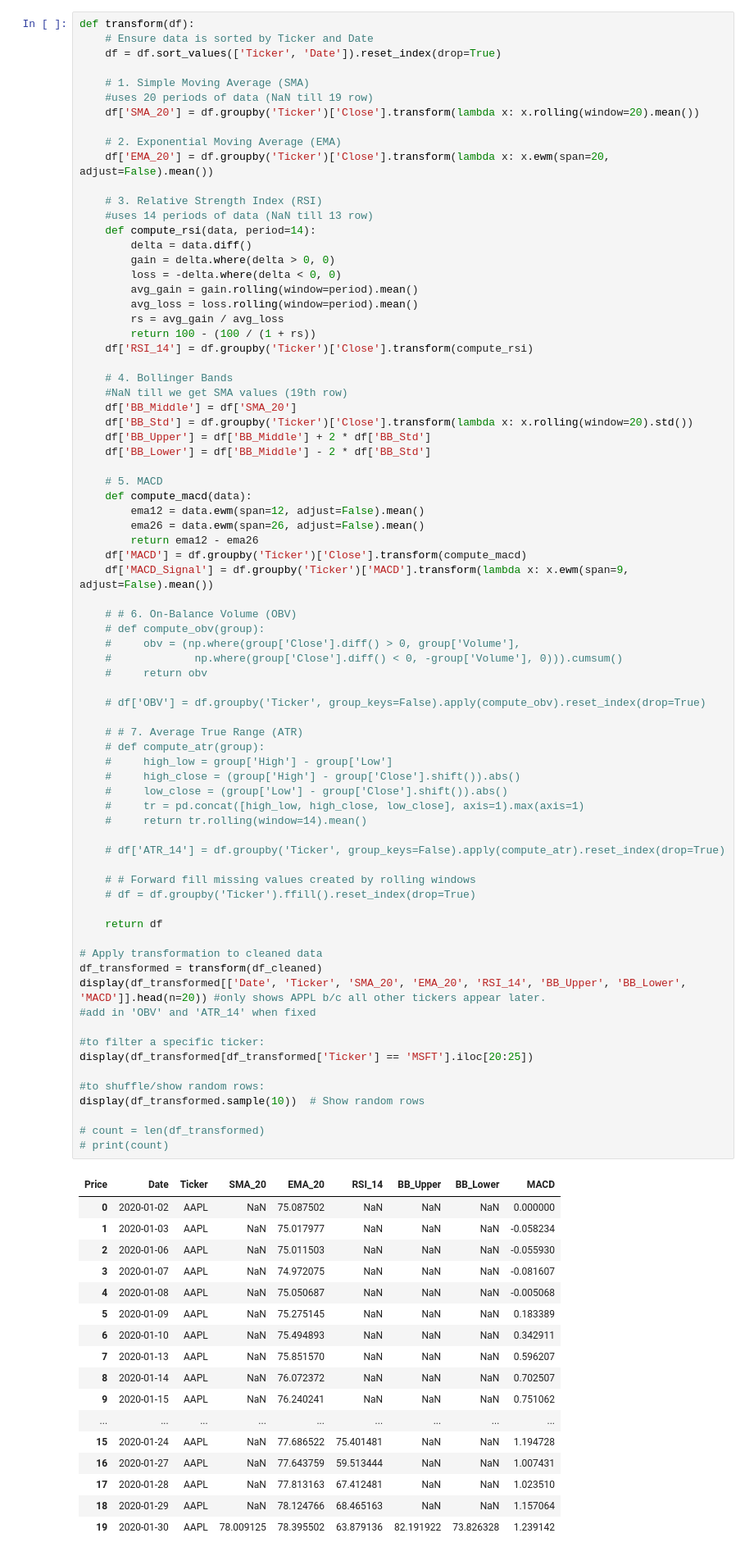
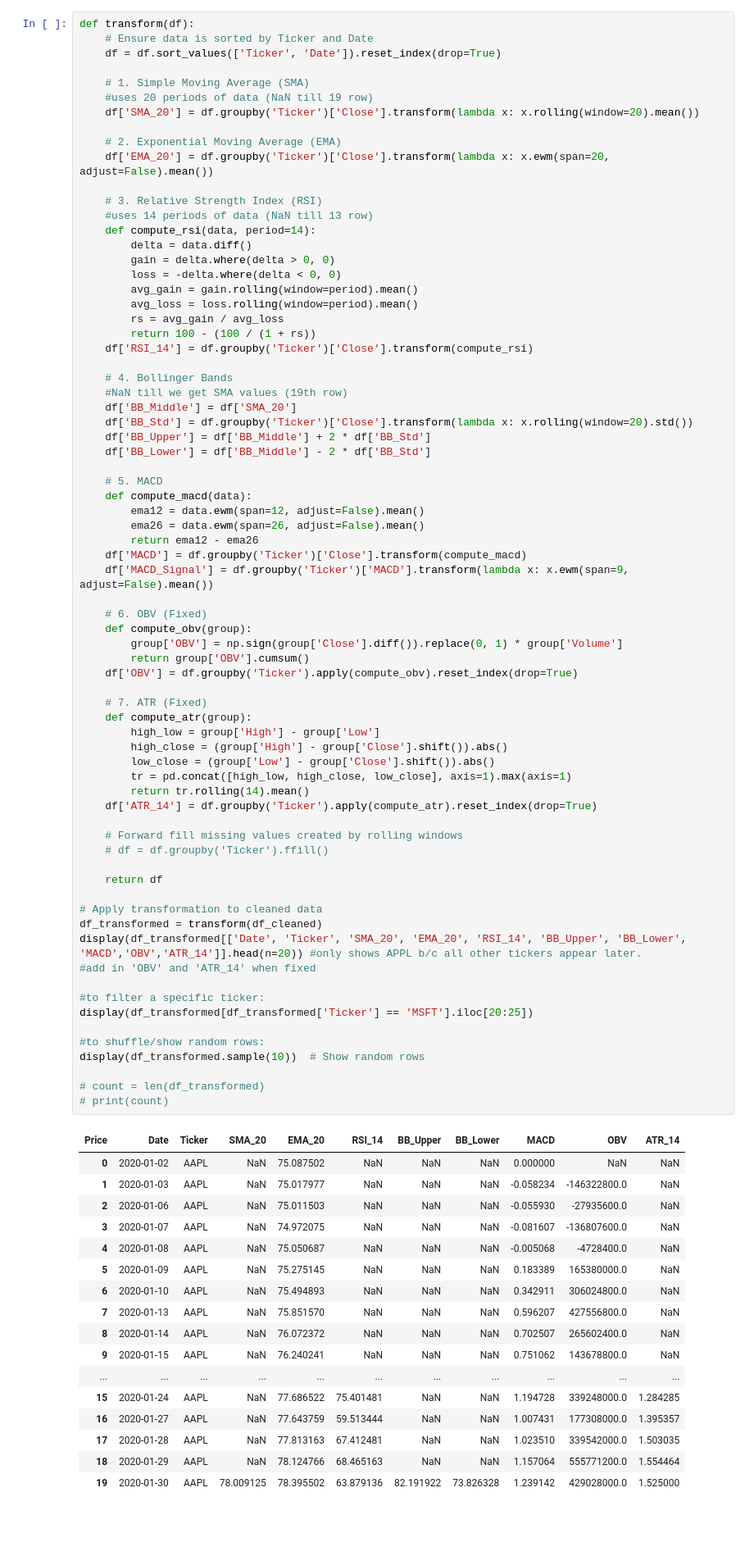
Before and after one commit to HaseemArshad/Stock-Market-Prediction-Model, a Jupyter notebook: HistoricalData.ipynb, the cells around one changed output. Shown: that part at 82% size. Saved outputs shown, nothing was run; the diff lists cells and outputs as text; blank space fills up the shorter version.

```diff
--- a/HistoricalData.ipynb
+++ b/HistoricalData.ipynb
@@ -202,67 +202,64 @@ def transform(df):
     df['BB_Std'] = df.groupby('Ticker')['Close'].transform(lambda x: x.rolling(window=20).std())
     df['BB_Upper'] = df['BB_Middle'] + 2 * df['BB_Std']
     df['BB_Lower'] = df['BB_Middle'] - 2 * df['BB_Std']
 
     # 5. MACD
     def compute_macd(data):
         ema12 = data.ewm(span=12, adjust=False).mean()
         ema26 = data.ewm(span=26, adjust=False).mean()
         return ema12 - ema26
     df['MACD'] = df.groupby('Ticker')['Close'].transform(compute_macd)
     df['MACD_Signal'] = df.groupby('Ticker')['MACD'].transform(lambda x: x.ewm(span=9, adjust=False).mean())
 
-    # # 6. On-Balance Volume (OBV)
-    # def compute_obv(group):
-    #     obv = (np.where(group['Close'].diff() > 0, group['Volume'],
-    #             np.where(group['Close'].diff() < 0, -group['Volume'], 0))).cumsum()
-    #     return obv
+    # 6. OBV (Fixed)
+    def compute_obv(group):
+        group['OBV'] = np.sign(group['Close'].diff()).replace(0, 1) * group['Volume']
+        return group['OBV'].cumsum()
+    df['OBV'] = df.groupby('Ticker').apply(compute_obv).reset_index(drop=True)
 
-    # df['OBV'] = df.groupby('Ticker', group_keys=False).apply(compute_obv).reset_index(drop=True)
+    # 7. ATR (Fixed)
+    def compute_atr(group):
+        high_low = group['High'] - group['Low']
+        high_close = (group['High'] - group['Close'].shift()).abs()
+        low_close = (group['Low'] - group['Close'].shift()).abs()
+        tr = pd.concat([high_low, high_close, low_close], axis=1).max(axis=1)
+        return tr.rolling(14).mean()
+    df['ATR_14'] = df.groupby('Ticker').apply(compute_atr).reset_index(drop=True)
 
-    # # 7. Average True Range (ATR)
-    # def compute_atr(group):
-    #     high_low = group['High'] - group['Low']
-    #     high_close = (group['High'] - group['Close'].shift()).abs()
-    #     low_close = (group['Low'] - group['Close'].shift()).abs()
-    #     tr = pd.concat([high_low, high_close, low_close], axis=1).max(axis=1)
-    #     return tr.rolling(window=14).mean()
-
-    # df['ATR_14'] = df.groupby('Ticker', group_keys=False).apply(compute_atr).reset_index(drop=True)
-
-    # # Forward fill missing values created by rolling windows
-    # df = df.groupby('Ticker').ffill().reset_index(drop=True)
+    # Forward fill missing values created by rolling windows
+    # df = df.groupby('Ticker').ffill()
 
     return df
 
 # Apply transformation to cleaned data
 df_transformed = transform(df_cleaned)
-display(df_transformed[['Date', 'Ticker', 'SMA_20', 'EMA_20', 'RSI_14', 'BB_Upper', 'BB_Lower', 'MACD']].head(n=20)) #only shows APPL b/c all other tickers appear later.
+display(df_transformed[['Date', 'Ticker', 'SMA_20', 'EMA_20', 'RSI_14', 'BB_Upper', 'BB_Lower', 'MACD','OBV','ATR_14']].head(n=20)) #only shows APPL b/c all other tickers appear later.
 #add in 'OBV' and 'ATR_14' when fixed
 
 #to filter a specific ticker:
 display(df_transformed[df_transformed['Ticker'] == 'MSFT'].iloc[20:25])
 
 #to shuffle/show random rows:
 display(df_transformed.sample(10))  # Show random rows
 
 # count = len(df_transformed)
 # print(count)
 # %% [output]
-| Price | Date | Ticker | SMA_20 | EMA_20 | RSI_14 | BB_Upper | BB_Lower | MACD |
-| 0 | 2020-01-02 | AAPL | NaN | 75.087502 | NaN | NaN | NaN | 0.000000 |
-| 1 | 2020-01-03 | AAPL | NaN | 75.017977 | NaN | NaN | NaN | -0.058234 |
-| 2 | 2020-01-06 | AAPL | NaN | 75.011503 | NaN | NaN | NaN | -0.055930 |
-| 3 | 2020-01-07 | AAPL | NaN | 74.972075 | NaN | NaN | NaN | -0.081607 |
-| 4 | 2020-01-08 | AAPL | NaN | 75.050687 | NaN | NaN | NaN | -0.005068 |
-| 5 | 2020-01-09 | AAPL | NaN | 75.275145 | NaN | NaN | NaN | 0.183389 |
-| 6 | 2020-01-10 | AAPL | NaN | 75.494893 | NaN | NaN | NaN | 0.342911 |
-| 7 | 2020-01-13 | AAPL | NaN | 75.851570 | NaN | NaN | NaN | 0.596207 |
-| 8 | 2020-01-14 | AAPL | NaN | 76.072372 | NaN | NaN | NaN | 0.702507 |
-| 9 | 2020-01-15 | AAPL | NaN | 76.240241 | NaN | NaN | NaN | 0.751062 |
-| ... | ... | ... | ... | ... | ... | ... | ... | ... |
-| 15 | 2020-01-24 | AAPL | NaN | 77.686522 | 75.401481 | NaN | NaN | 1.194728 |
-| 16 | 2020-01-27 | AAPL | NaN | 77.643759 | 59.513444 | NaN | NaN | 1.007431 |
-| 17 | 2020-01-28 | AAPL | NaN | 77.813163 | 67.412481 | NaN | NaN | 1.023510 |
-| 18 | 2020-01-29 | AAPL | NaN | 78.124766 | 68.465163 | NaN | NaN | 1.157064 |
-| 19 | 2020-01-30 | AAPL | 78.009125 | 78.395502 | 63.879136 | 82.191922 | 73.826328 | 1.239142 |
+| Price | Date | Ticker | SMA_20 | EMA_20 | RSI_14 | BB_Upper | BB_Lower | MACD | OBV | ATR_14 |
+| 0 | 2020-01-02 | AAPL | NaN | 75.087502 | NaN | NaN | NaN | 0.000000 | NaN | NaN |
+| 1 | 2020-01-03 | AAPL | NaN | 75.017977 | NaN | NaN | NaN | -0.058234 | -146322800.0 | NaN |
+| 2 | 2020-01-06 | AAPL | NaN | 75.011503 | NaN | NaN | NaN | -0.055930 | -27935600.0 | NaN |
+| 3 | 2020-01-07 | AAPL | NaN | 74.972075 | NaN | NaN | NaN | -0.081607 | -136807600.0 | NaN |
+| 4 | 2020-01-08 | AAPL | NaN | 75.050687 | NaN | NaN | NaN | -0.005068 | -4728400.0 | NaN |
+| 5 | 2020-01-09 | AAPL | NaN | 75.275145 | NaN | NaN | NaN | 0.183389 | 165380000.0 | NaN |
+| 6 | 2020-01-10 | AAPL | NaN | 75.494893 | NaN | NaN | NaN | 0.342911 | 306024800.0 | NaN |
+| 7 | 2020-01-13 | AAPL | NaN | 75.851570 | NaN | NaN | NaN | 0.596207 | 427556800.0 | NaN |
+| 8 | 2020-01-14 | AAPL | NaN | 76.072372 | NaN | NaN | NaN | 0.702507 | 265602400.0 | NaN |
+| 9 | 2020-01-15 | AAPL | NaN | 76.240241 | NaN | NaN | NaN | 0.751062 | 143678800.0 | NaN |
+| ... | ... | ... | ... | ... | ... | ... | ... | ... | ... | ... |
+| 15 | 2020-01-24 | AAPL | NaN | 77.686522 | 75.401481 | NaN | NaN | 1.194728 | 339248000.0 | 1.284285 |
+| 16 | 2020-01-27 | AAPL | NaN | 77.643759 | 59.513444 | NaN | NaN | 1.007431 | 177308000.0 | 1.395357 |
+| 17 | 2020-01-28 | AAPL | NaN | 77.813163 | 67.412481 | NaN | NaN | 1.023510 | 339542000.0 | 1.503035 |
+| 18 | 2020-01-29 | AAPL | NaN | 78.124766 | 68.465163 | NaN | NaN | 1.157064 | 555771200.0 | 1.554464 |
+| 19 | 2020-01-30 | AAPL | 78.009125 | 78.395502 | 63.879136 | 82.191922 | 73.826328 | 1.239142 | 429028000.0 | 1.525000 |
 | Price | Date | Ticker | Open | High | Low | Close | Adj_Close | Previous_Close | Volume | SMA_20 | ... |
```
Also changed, not shown: parts of 3 cells of this notebook.
